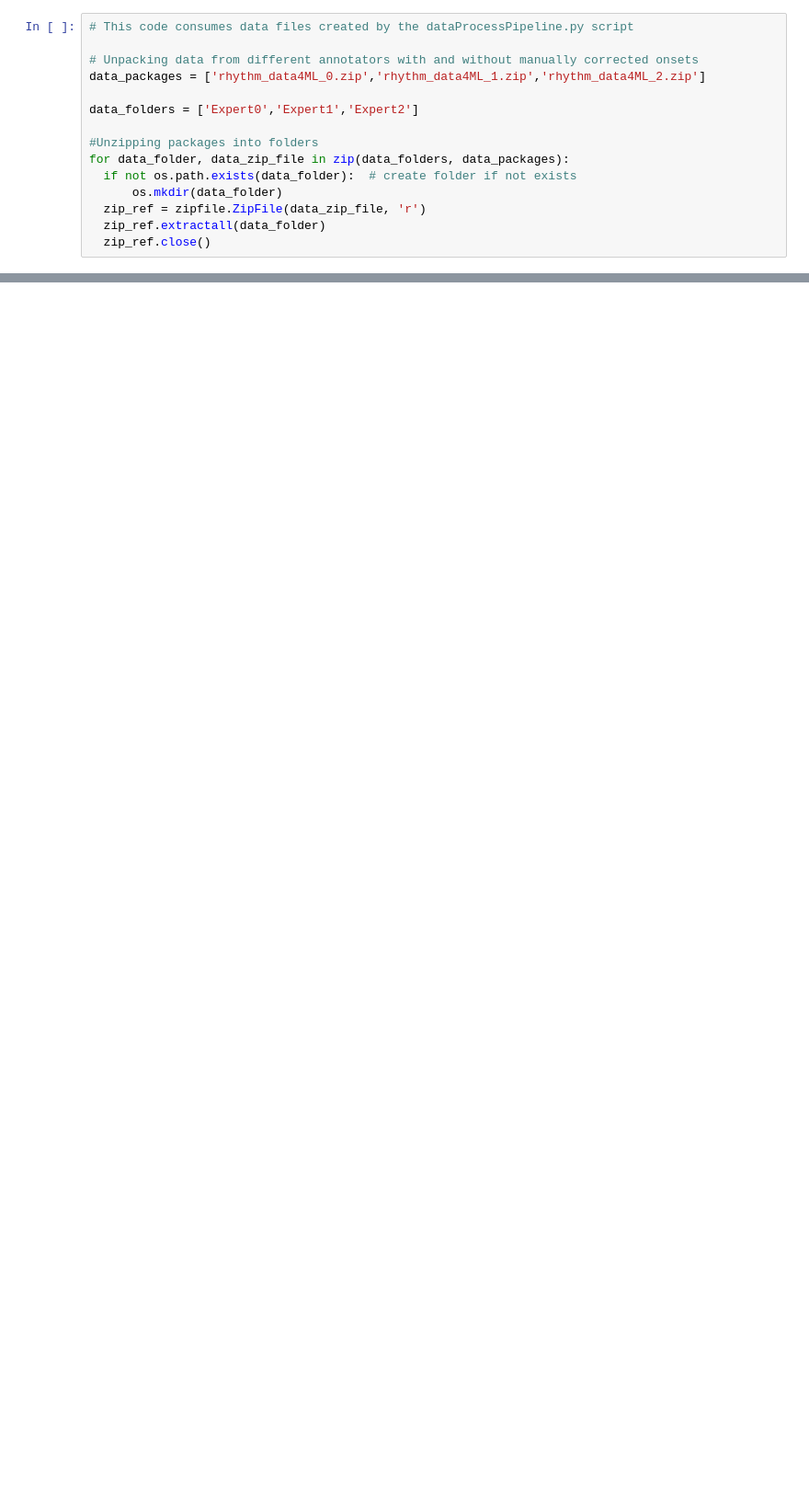
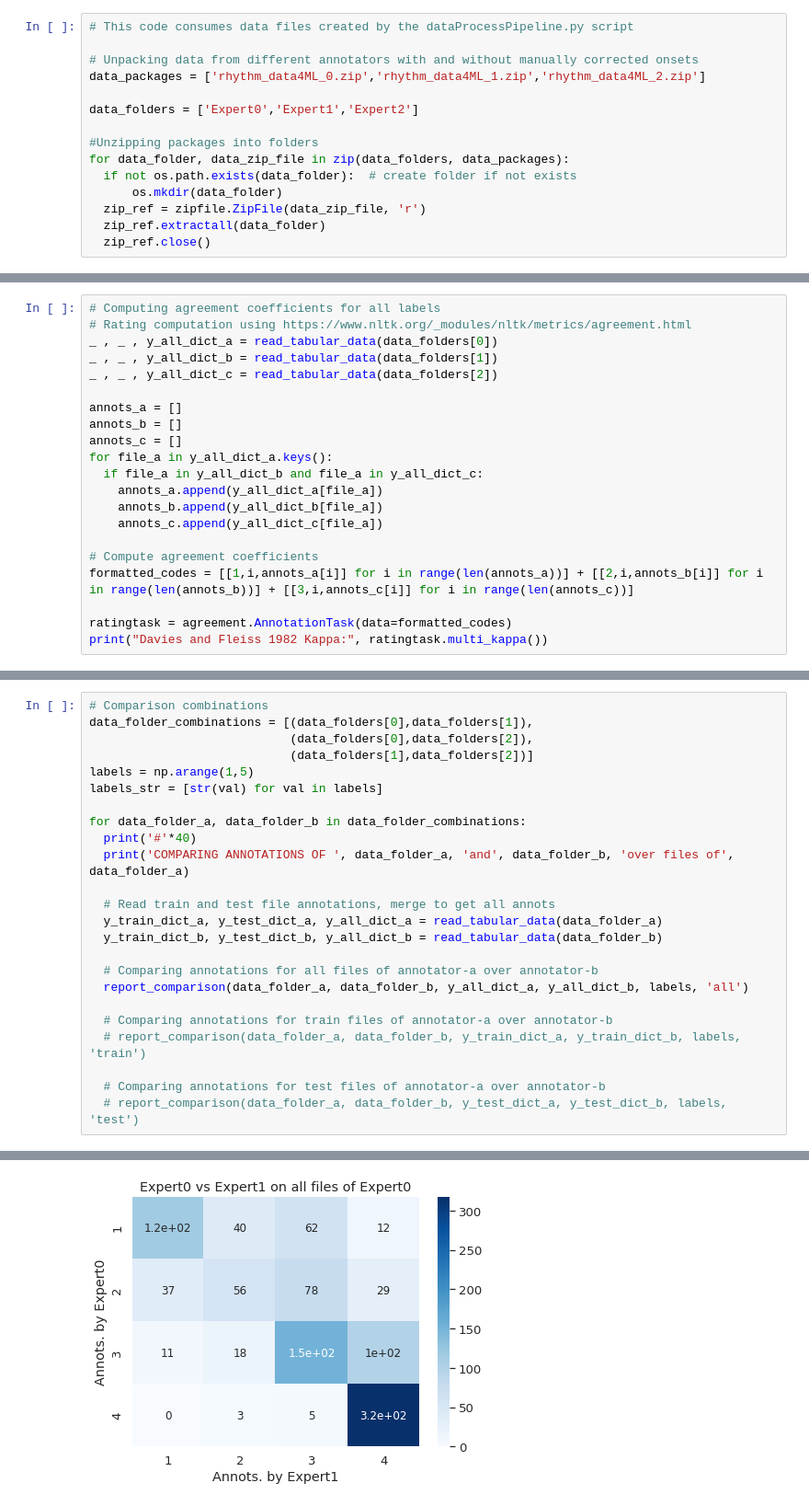
Before and after one commit to barisbozkurt/auto-assess-rhythm-imitation, a Jupyter notebook: ML_experiments/classifier_tests/CompareAnnotations_TabularData.ipynb, the cells around one changed output, grey strips where cells are left out. Shown at 92% size. Saved outputs shown, nothing was run; the diff lists cells and outputs as text; blank space fills up the shorter version.

Commit message:
adding annot agreement coeffs computation

```diff
--- a/ML_experiments/classifier_tests/CompareAnnotations_TabularData.ipynb
+++ b/ML_experiments/classifier_tests/CompareAnnotations_TabularData.ipynb
@@ -134,0 +89,21 @@ weighted avg       0.61      0.58      0.58       139
+# %%
+# Computing agreement coefficients for all labels
+# Rating computation using https://www.nltk.org/_modules/nltk/metrics/agreement.html
+_ , _ , y_all_dict_a = read_tabular_data(data_folders[0])
+_ , _ , y_all_dict_b = read_tabular_data(data_folders[1])
+_ , _ , y_all_dict_c = read_tabular_data(data_folders[2])
+
+annots_a = []
+annots_b = []
+annots_c = []
+for file_a in y_all_dict_a.keys():
+  if file_a in y_all_dict_b and file_a in y_all_dict_c:
+    annots_a.append(y_all_dict_a[file_a])
+    annots_b.append(y_all_dict_b[file_a])
+    annots_c.append(y_all_dict_c[file_a])
+
+# Compute agreement coefficients
+formatted_codes = [[1,i,annots_a[i]] for i in range(len(annots_a))] + [[2,i,annots_b[i]] for i in range(len(annots_b))] + [[3,i,annots_c[i]] for i in range(len(annots_c))]
+
+ratingtask = agreement.AnnotationTask(data=formatted_codes)
+print("Davies and Fleiss 1982 Kappa:", ratingtask.multi_kappa())
@@ -134,0 +112,25 @@ weighted avg       0.61      0.58      0.58       139
+# %%
+# Comparison combinations
+data_folder_combinations = [(data_folders[0],data_folders[1]),
+                            (data_folders[0],data_folders[2]),
+                            (data_folders[1],data_folders[2])]
+labels = np.arange(1,5)
+labels_str = [str(val) for val in labels]
+
+for data_folder_a, data_folder_b in data_folder_combinations:
+  print('#'*40)
+  print('COMPARING ANNOTATIONS OF ', data_folder_a, 'and', data_folder_b, 'over files of', data_folder_a)
+
+  # Read train and test file annotations, merge to get all annots
+  y_train_dict_a, y_test_dict_a, y_all_dict_a = read_tabular_data(data_folder_a)
+  y_train_dict_b, y_test_dict_b, y_all_dict_b = read_tabular_data(data_folder_b)
+
+  # Comparing annotations for all files of annotator-a over annotator-b
+  report_comparison(data_folder_a, data_folder_b, y_all_dict_a, y_all_dict_b, labels, 'all')
+
+  # Comparing annotations for train files of annotator-a over annotator-b
+  # report_comparison(data_folder_a, data_folder_b, y_train_dict_a, y_train_dict_b, labels, 'train')
+
+  # Comparing annotations for test files of annotator-a over annotator-b
+  # report_comparison(data_folder_a, data_folder_b, y_test_dict_a, y_test_dict_b, labels, 'test')
+# %% [output]
@@ -134,0 +154 @@ weighted avg       0.61      0.58      0.58       139
+[figure, added]
```
Also changed, not shown: parts of 6 cells of this notebook.
